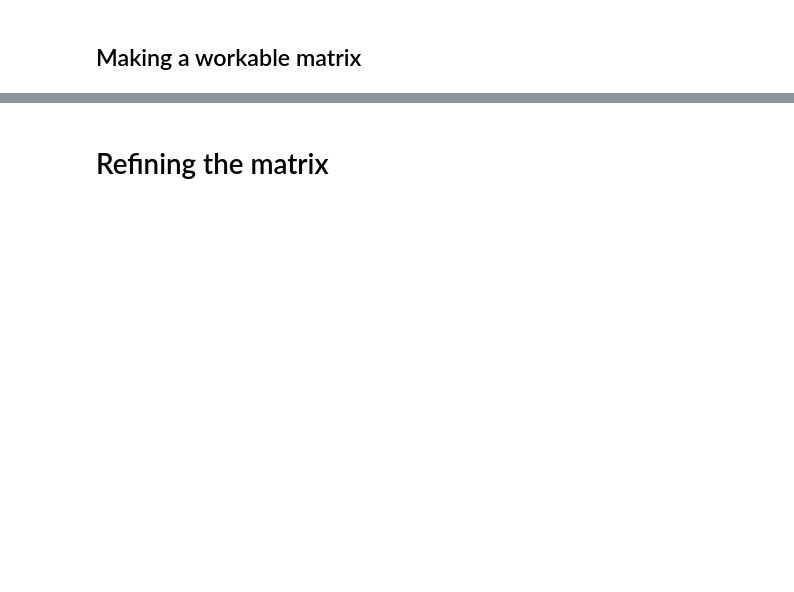
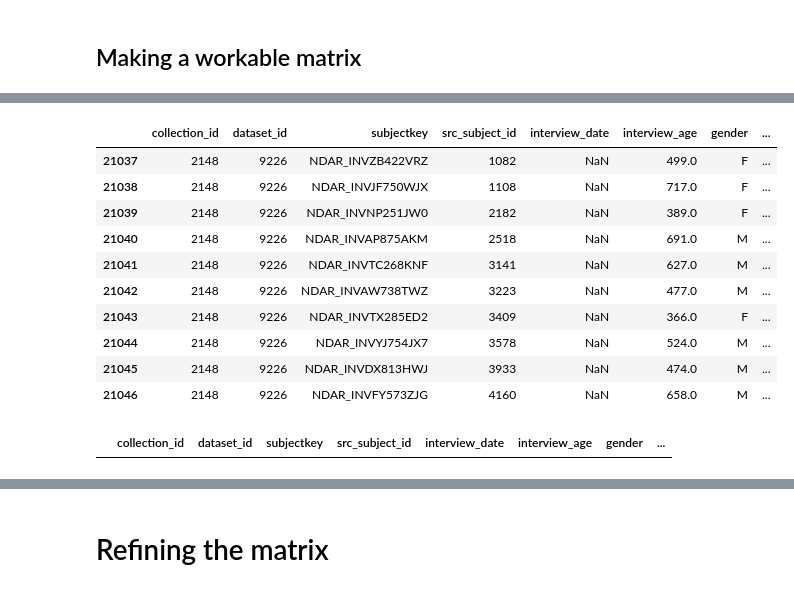
Before and after one commit to mementomori116/STARD, a Jupyter notebook: Ham-D17 Vis_stripped.ipynb, the cells around one changed output, grey strips where cells are left out. Drawn from its saved outputs; the diff is of its cells as text; code cells hidden in the pictures; blank space fills up the shorter version.

```diff
--- a/Ham-D17 Vis_stripped.ipynb
+++ b/Ham-D17 Vis_stripped.ipynb
@@ -39,0 +85,19 @@ hrsd02.shape
+# %%
+hrsd02.tail(10)
+# %% [output]
+|  | collection_id | dataset_id | subjectkey | src_subject_id | interview_date | interview_age | gender | ... |
+| 21037 | 2148 | 9226 | NDAR_INVZB422VRZ | 1082 | NaN | 499.0 | F | ... |
+| 21038 | 2148 | 9226 | NDAR_INVJF750WJX | 1108 | NaN | 717.0 | F | ... |
+| 21039 | 2148 | 9226 | NDAR_INVNP251JW0 | 2182 | NaN | 389.0 | F | ... |
+| 21040 | 2148 | 9226 | NDAR_INVAP875AKM | 2518 | NaN | 691.0 | M | ... |
+| 21041 | 2148 | 9226 | NDAR_INVTC268KNF | 3141 | NaN | 627.0 | M | ... |
+| 21042 | 2148 | 9226 | NDAR_INVAW738TWZ | 3223 | NaN | 477.0 | M | ... |
+| 21043 | 2148 | 9226 | NDAR_INVTX285ED2 | 3409 | NaN | 366.0 | F | ... |
+| 21044 | 2148 | 9226 | NDAR_INVYJ754JX7 | 3578 | NaN | 524.0 | M | ... |
+| 21045 | 2148 | 9226 | NDAR_INVDX813HWJ | 3933 | NaN | 474.0 | M | ... |
+| 21046 | 2148 | 9226 | NDAR_INVFY573ZJG | 4160 | NaN | 658.0 | M | ... |
+# %%
+hrsd_dropped = hrsd02.dropna()
+hrsd_dropped.head(3)
+# %% [output]
+|  | collection_id | dataset_id | subjectkey | src_subject_id | interview_date | interview_age | gender | ... |
```
Also changed, not shown: parts of 18 cells of this notebook.
